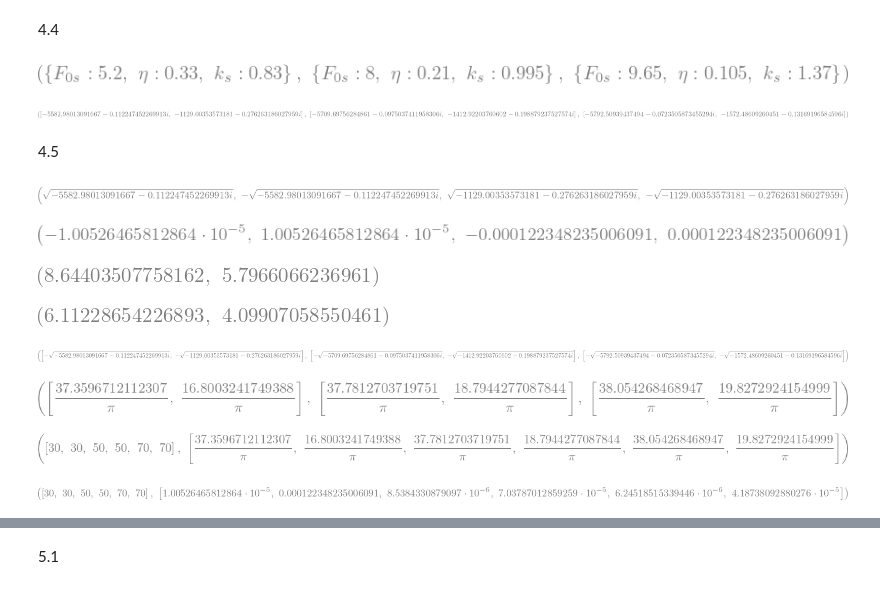
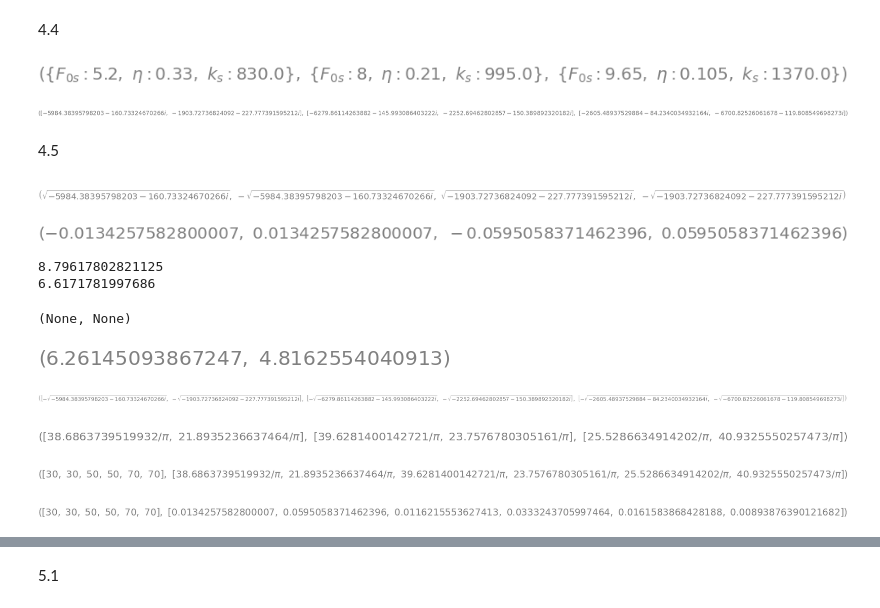
Before and after one commit to Apros7/Mat1Project, a Jupyter notebook: Aksel4_v2.ipynb, the cells around one changed output, grey strips where cells are left out. Saved outputs shown, nothing was run; the diff lists cells and outputs as text; code cells hidden in the pictures.

```diff
--- a/Aksel4_v2.ipynb
+++ b/Aksel4_v2.ipynb
@@ -79,29 +105,29 @@ A_func
 # %%
 mydict = {g:9.81,kc:0.7,u:14.8*10**(-6),
           phiu:7,mr:0.616,m2:1.410,it:31.2*10**(-3),
           lg:0.188,l1:0.118,l2:0.263,
           kb2:0.72*10**(3),k1:1.66*10**3,k2:1.61*10**3,
           hp:12*10**(-3), cs:0.24}
-v30 = {ks:0.83, eta:(33/100), Fs0:5.2}
-v50 = {ks:0.995, eta:(21/100), Fs0:8}
-v70 = {ks:1.37, eta:(10.5/100), Fs0:9.65}
+v30 = {ks:0.83*1000, eta:(33/100), Fs0:5.2}
+v50 = {ks:0.995*1000, eta:(21/100), Fs0:8}
+v70 = {ks:1.37*1000, eta:(10.5/100), Fs0:9.65}
 v30, v50, v70
 # %% [output]
-[figure, old version]
+[figure, new version]
 # %%
 la_sol30 = list(A_func.subs(mydict).subs(v30).eigenvals().keys())
 la_sol50 = list(A_func.subs(mydict).subs(v50).eigenvals().keys())
 la_sol70 = list(A_func.subs(mydict).subs(v70).eigenvals().keys())
 la_sol30, la_sol50, la_sol70
 # %% [output]
-[figure, old version]
+[figure, new version]
 # %% [markdown]
 4.5
 # %%
 la11, la12, la21, la22 = sqrt(la_sol30[0]), -sqrt(la_sol30[0]), sqrt(la_sol30[1]), -sqrt(la_sol30[1])
 la11, la12, la21, la22
 # %% [output]
-[figure, old version]
+[figure, new version]
 # %%
 xi11_30 = - re(la11)/abs(la11)
 xi12_30 = - re(la12)/abs(la12)
@@ -109,26 +135,28 @@ xi21_30 = - re(la21)/abs(la21)
 xi22_30 = - re(la22)/abs(la22)
 xi11_30, xi12_30, xi21_30, xi22_30
 # %% [output]
-[figure, old version]
+[figure, new version]
 # %%
 wn12 = abs(sqrt(la12))
 wn22 = abs(sqrt(la22))
-wn12, wn22
+print_latex(wn12), print_latex(wn22)
 # %% [output]
-[figure, removed]
+8.79617802821125
+6.6171781997686
+(None, None)
 # %%
 wd12 = abs(im(sqrt(la12)))
 wd22 = abs(im(sqrt(la22)))
 wd12, wd22
 # %% [output]
-[figure, old version]
+[figure, new version]
 # %%
 la30 = [-sqrt(la_sol30[0]), -sqrt(la_sol30[1])]
 la50 = [-sqrt(la_sol50[0]), -sqrt(la_sol50[1])]
 la70 = [-sqrt(la_sol70[0]), -sqrt(la_sol70[1])]
 la30, la50, la70
 # %% [output]
-[figure, old version]
+[figure, new version]
 # %%
 xi30 = [- re(la30[0])/abs(la30[0]), - re(la30[1])/abs(la30[1])]
 xi50 = [- re(la50[0])/abs(la50[0]), - re(la50[1])/abs(la50[1])]
@@ -138,19 +166,19 @@ wn50hz = [abs(la50[0])/(2*pi), abs(la50[1])/(2*pi)]
 wn70hz = [abs(la70[0])/(2*pi), abs(la70[1])/(2*pi)]
 wn30hz, wn50hz, wn70hz
 # %% [output]
-[figure, old version]
+[figure, new version]
 # %%
 x = [30, 30, 50, 50, 70, 70]
 y = [wn30hz[0] ,wn30hz[1], wn50hz[0], wn50hz[1], wn70hz[0], wn70hz[1]]
 x, y
 # %% [output]
-[figure, old version]
+[figure, new version]
 # %%
 x = [30, 30, 50, 50, 70, 70]
 y_xi = [xi30[0], xi30[1], xi50[0], xi50[1], xi70[0], xi70[1]]
 x, y_xi
 # %% [output]
-[figure, old version]
+[figure, new version]
 # %%
 d301 = xi30[0] * wn30hz[0] * 2 * pi
 d302 = xi30[1] * wn30hz[1] * 2 * pi
```
Also changed, not shown: parts of 18 cells of this notebook.
